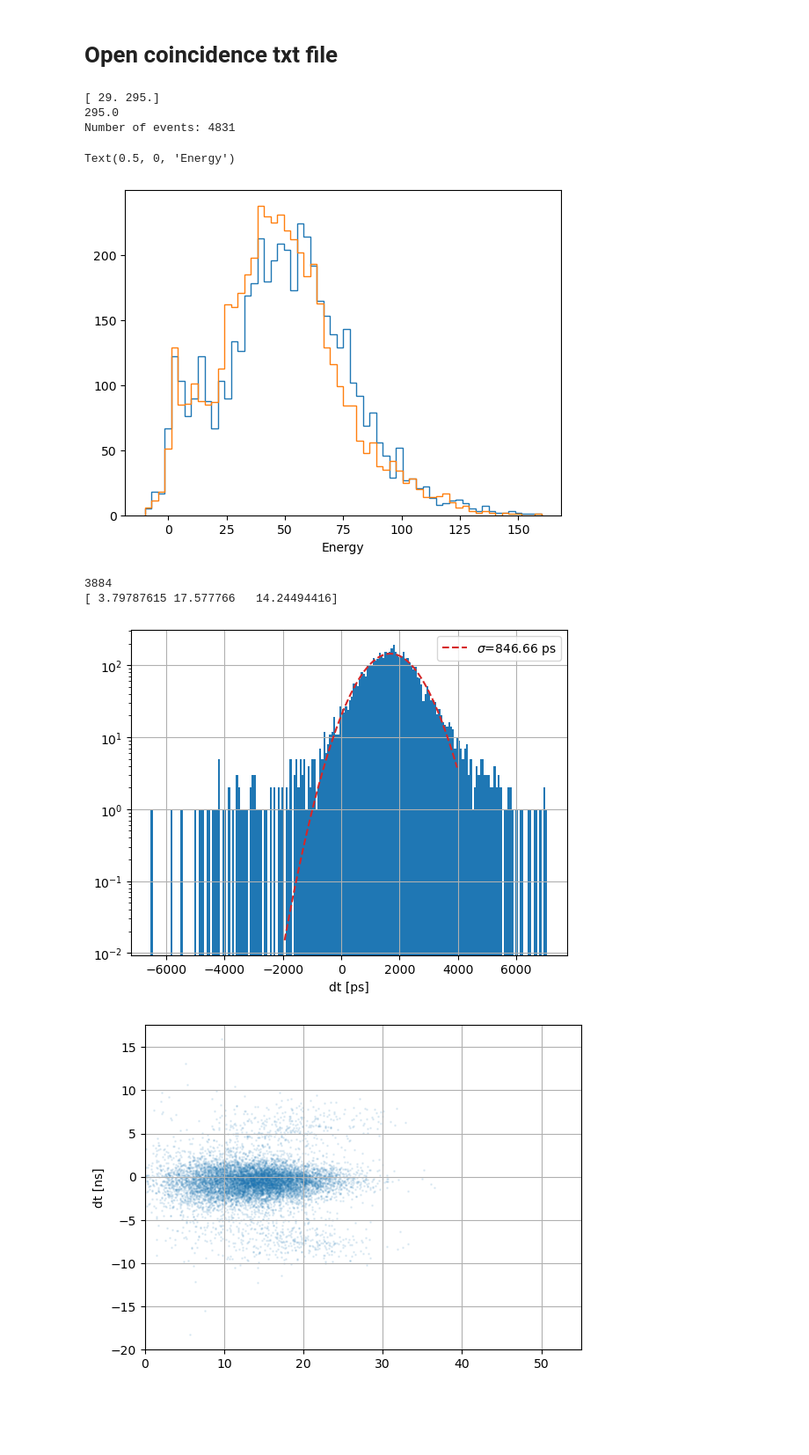
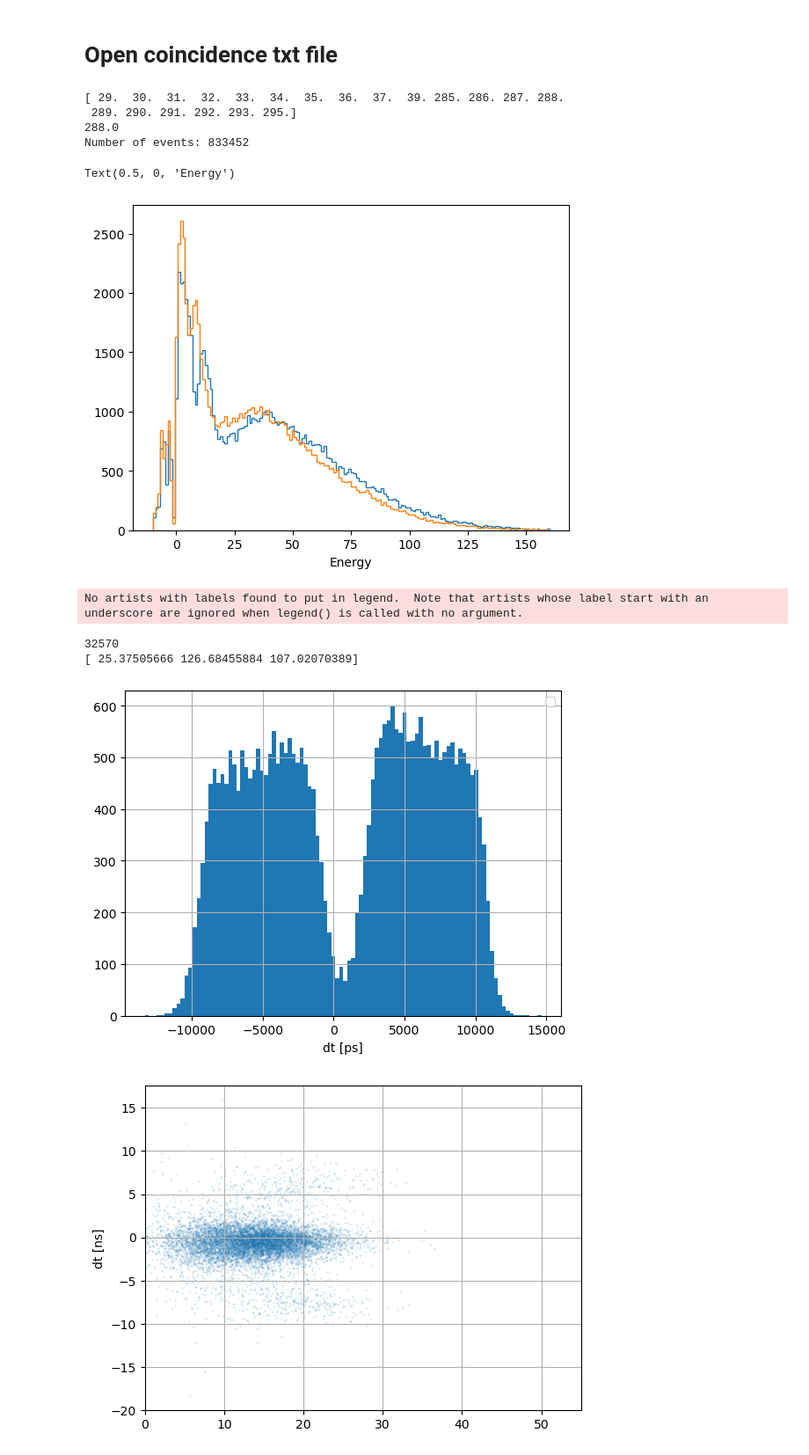
Before and after one commit to EdmondRen/TOFPET2_helper, a Jupyter notebook: analysis_two_bar_coinc/initial_test.ipynb, the cells around one changed output. Shown at 88% size. Cells and saved outputs as stored; diff of their text form; code cells hidden in the pictures; blank space fills up the shorter version.

```diff
--- a/analysis_two_bar_coinc/initial_test.ipynb
+++ b/analysis_two_bar_coinc/initial_test.ipynb
@@ -27,7 +27,7 @@ def read_coinc_txt(filename):
     return data
 
 # filename = f"{working_dir}/data_coinc_14_coinc.dat"
-filename = f"{working_dir}/data/test_coinc_1_coinc.dat"
+filename = f"{working_dir}/data/test_layer_4_assembled_coinc.dat"
 
 data = read_coinc_txt(filename)
 
@@ -46,36 +46,43 @@ dt = t1-t2
 print(id1[0])
 print("Number of events:", len(e1))
 # %% [output]
-[ 29. 295.]
-295.0
-Number of events: 4831
+[ 29.  30.  31.  32.  33.  34.  35.  36.  37.  39. 285. 286. 287. 288.
+ 289. 290. 291. 292. 293. 295.]
+288.0
+Number of events: 833452
 # %%
-bins=np.linspace(-10,160,61)
-hist(e1,bins=bins,histtype="step");
-hist(e2,bins=bins,histtype="step");
+bins=np.linspace(-10,160,161)
+ch1=35
+ch2=287
+mask_coinc =  ((id1==ch1)&(id2==ch2))|((id1==ch2)&(id2==ch1))
+mask_e = (e1>22)&(e2>24)
+
+hist(e1[mask_coinc],bins=bins,histtype="step");
+hist(e2[mask_coinc],bins=bins,histtype="step");
 xlabel("Energy")
 # yscale("log")
 # %% [output]
 Text(0.5, 0, 'Energy')
-[figure, old version]
+[figure, new version]
 # %%
-mask = (e1>20) & (e2>10); print(sum(mask))
+mask = mask_coinc & mask_e; print(sum(mask))
 
 
 # h=hist(dt[mask]/sqrt(2),bins=100, range=(-6000,6000),histtype="step");
-h=hist(dt/sqrt(2),bins=200);
-popt, pcov, info, f = hp.fit_hist("gauss", h, fit_range=[-2000,4000],label="$\sigma$={popt[2]:.2f} ps", color="C3", linestyle="--");
+h=hist(dt[mask]/sqrt(2),bins=100);
+# popt, pcov, info, f = hp.fit_hist("gauss", h, fit_range=[-2000,4000],label="$\sigma$={popt[2]:.2f} ps", color="C3", linestyle="--");
 legend()
 xlabel("dt [ps]")
 grid()
 print(np.sqrt(np.diag(pcov)))
 
-yscale('log')
+# yscale('log')
 # ylim(1,)
 # %% [output]
-3884
-[ 3.79787615 17.577766   14.24494416]
+No artists with labels found to put in legend.  Note that artists whose label start with an underscore are ignored when legend() is called with no argument.
+32570
+[ 25.37505666 126.68455884 107.02070389]
-[figure, old version]
+[figure, new version]
 # %%
 # scatter(e1, dt, s=1)
 e = (e1+e2)/2
```
Also changed, not shown: 15 other files.
